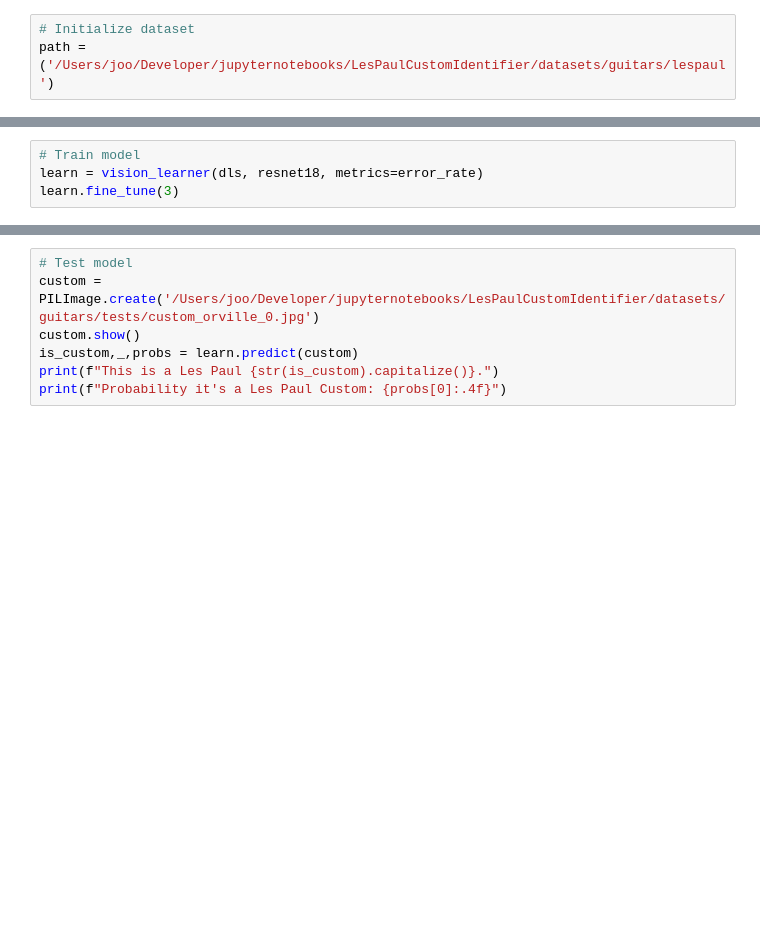
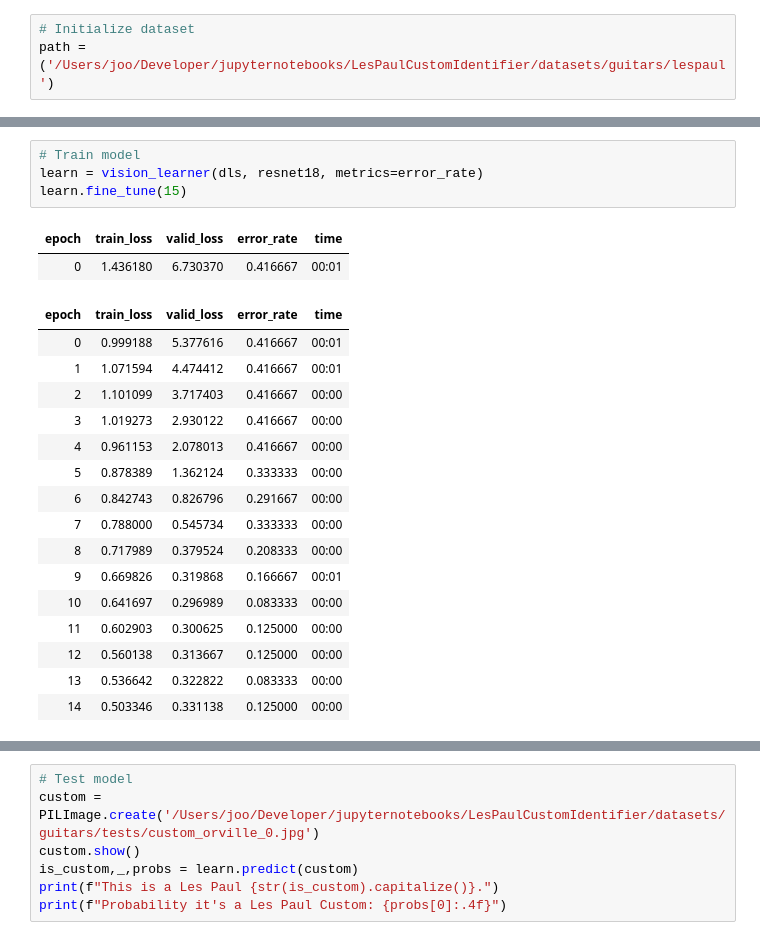
Before and after one commit to joolee92/LesPaulWho, a Jupyter notebook: les-paul-custom-type-or-not.ipynb, the cells around one changed output, grey strips where cells are left out. Saved outputs shown, nothing was run; the diff lists cells and outputs as text; blank space fills up the shorter version.

```diff
--- a/les-paul-custom-type-or-not.ipynb
+++ b/les-paul-custom-type-or-not.ipynb
@@ -26,7 +33,26 @@ dls.show_batch()
 # %%
 # Train model
 learn = vision_learner(dls, resnet18, metrics=error_rate)
-learn.fine_tune(3)
+learn.fine_tune(15)
+# %% [output]
+| epoch | train_loss | valid_loss | error_rate | time |
+| 0 | 1.436180 | 6.730370 | 0.416667 | 00:01 |
+| epoch | train_loss | valid_loss | error_rate | time |
+| 0 | 0.999188 | 5.377616 | 0.416667 | 00:01 |
+| 1 | 1.071594 | 4.474412 | 0.416667 | 00:01 |
+| 2 | 1.101099 | 3.717403 | 0.416667 | 00:00 |
+| 3 | 1.019273 | 2.930122 | 0.416667 | 00:00 |
+| 4 | 0.961153 | 2.078013 | 0.416667 | 00:00 |
+| 5 | 0.878389 | 1.362124 | 0.333333 | 00:00 |
+| 6 | 0.842743 | 0.826796 | 0.291667 | 00:00 |
+| 7 | 0.788000 | 0.545734 | 0.333333 | 00:00 |
+| 8 | 0.717989 | 0.379524 | 0.208333 | 00:00 |
+| 9 | 0.669826 | 0.319868 | 0.166667 | 00:01 |
+| 10 | 0.641697 | 0.296989 | 0.083333 | 00:00 |
+| 11 | 0.602903 | 0.300625 | 0.125000 | 00:00 |
+| 12 | 0.560138 | 0.313667 | 0.125000 | 00:00 |
+| 13 | 0.536642 | 0.322822 | 0.083333 | 00:00 |
+| 14 | 0.503346 | 0.331138 | 0.125000 | 00:00 |
 # %%
 interp = ClassificationInterpretation.from_learner(learn)
 interp.plot_confusion_matrix()
```
Also changed, not shown: parts of 6 cells of this notebook.
